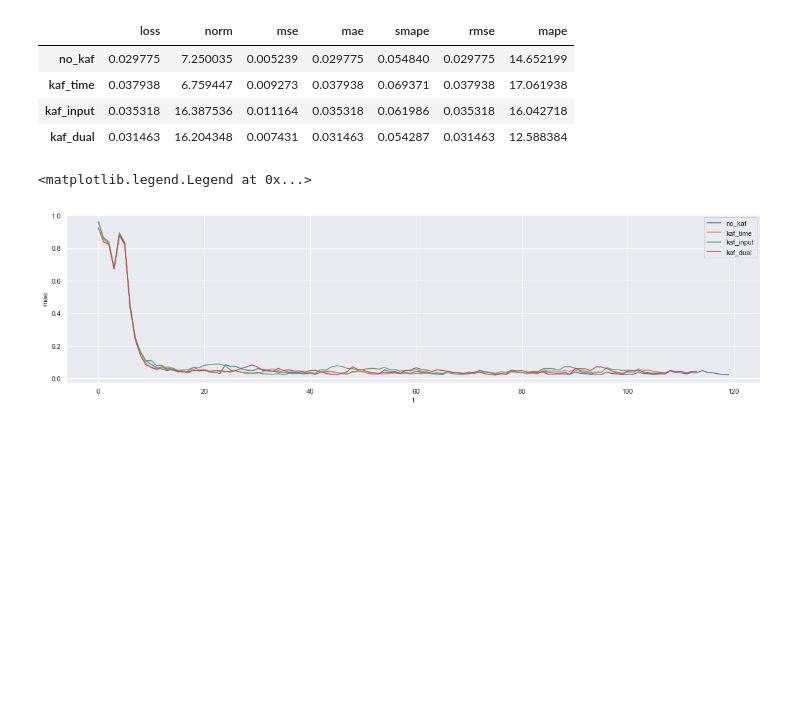
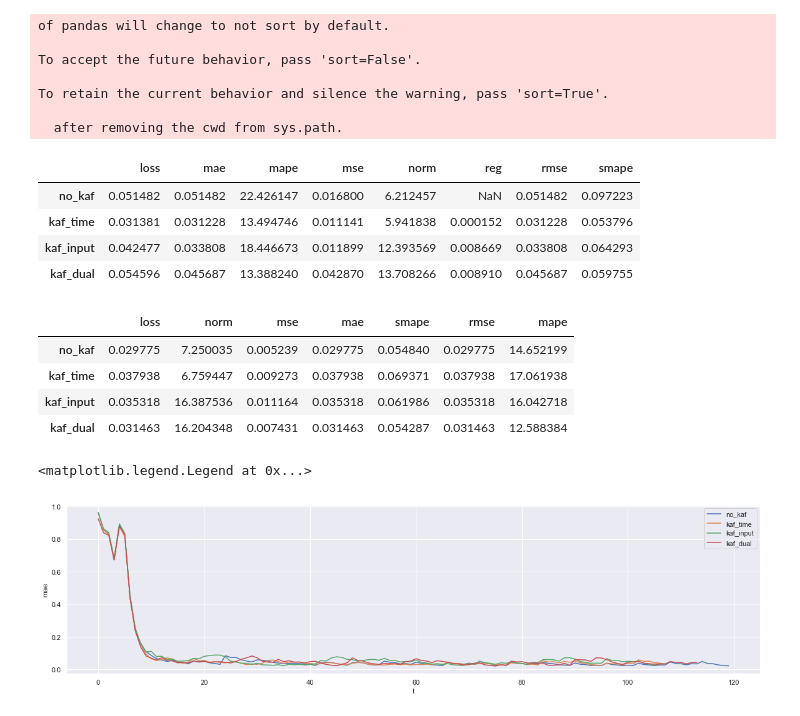
Before and after one commit to d3sm0/ntsa, a Jupyter notebook: nb/exp_5_01/results_sm1_1step.ipynb, the cells around one changed output. Cells and saved outputs as stored; diff of their text form; code cells hidden in the pictures; blank space fills up the shorter version.

```diff
--- a/nb/exp_5_01/results_sm1_1step.ipynb
+++ b/nb/exp_5_01/results_sm1_1step.ipynb
@@ -56,3 +61,24 @@ plt.legend(['no_kaf','kaf_time','kaf_input', 'kaf_dual'])
+# %%
+
+rows = ['no_kaf','kaf_time','kaf_input', 'kaf_dual']
+
+table = pd.concat([df_no_kaf.mean(axis=0), df_kaf_time.mean(axis=0), df_kaf_input.mean(axis=0), df_kaf_dual.mean(axis=0)], axis=1)
+table.columns = rows
+
+table.T
+# %% [output]
+of pandas will change to not sort by default.
+
+To accept the future behavior, pass 'sort=False'.
+
+To retain the current behavior and silence the warning, pass 'sort=True'.
+
+  after removing the cwd from sys.path.
+|  | loss | mae | mape | mse | norm | reg | rmse | smape |
+| no_kaf | 0.051482 | 0.051482 | 22.426147 | 0.016800 | 6.212457 | NaN | 0.051482 | 0.097223 |
+| kaf_time | 0.031381 | 0.031228 | 13.494746 | 0.011141 | 5.941838 | 0.000152 | 0.031228 | 0.053796 |
+| kaf_input | 0.042477 | 0.033808 | 18.446673 | 0.011899 | 12.393569 | 0.008669 | 0.033808 | 0.064293 |
+| kaf_dual | 0.054596 | 0.045687 | 13.388240 | 0.042870 | 13.708266 | 0.008910 | 0.045687 | 0.059755 |
 # %%
 
 rows = ['no_kaf','kaf_time','kaf_input', 'kaf_dual']
```
Also changed, not shown: parts of 7 cells of this notebook.
